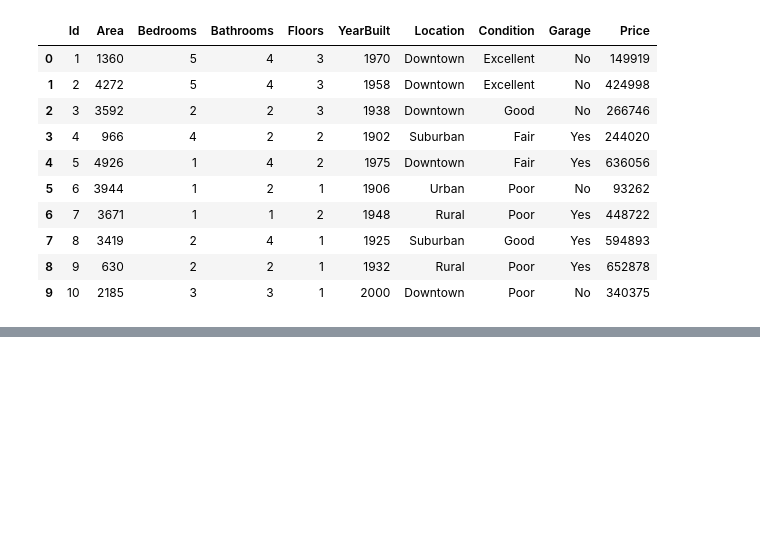
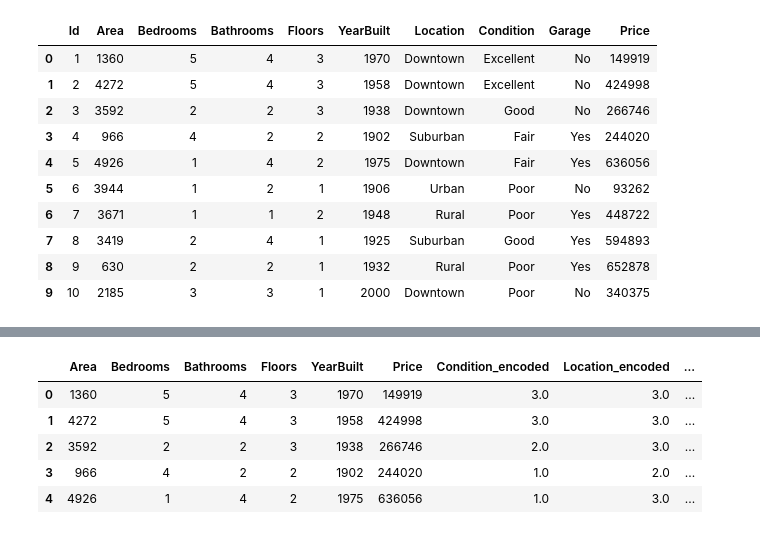
Before and after one commit to NurulAis/house-price, a Jupyter notebook: notebook.ipynb, the cells around one changed output, grey strips where cells are left out. Cells and saved outputs as stored; diff of their text form; code cells hidden in the pictures; blank space fills up the shorter version.

```diff
--- a/notebook.ipynb
+++ b/notebook.ipynb
@@ -24,0 +169,3 @@ df.head(10)
+# %%
+cat_features_encoded = cat_features.iloc[:, 3:6]
+cat_features_encoded.head()
@@ -24,0 +179,11 @@ df.head(10)
+# %%
+house_prices_df = pd.merge(num_features, cat_features_encoded, left_index=True, right_index=True)
+# %%
+house_prices_df.head()
+# %% [output]
+|  | Area | Bedrooms | Bathrooms | Floors | YearBuilt | Price | Condition_encoded | Location_encoded | ... |
+| 0 | 1360 | 5 | 4 | 3 | 1970 | 149919 | 3.0 | 3.0 | ... |
+| 1 | 4272 | 5 | 4 | 3 | 1958 | 424998 | 3.0 | 3.0 | ... |
+| 2 | 3592 | 2 | 2 | 3 | 1938 | 266746 | 2.0 | 3.0 | ... |
+| 3 | 966 | 4 | 2 | 2 | 1902 | 244020 | 1.0 | 2.0 | ... |
+| 4 | 4926 | 1 | 4 | 2 | 1975 | 636056 | 1.0 | 3.0 | ... |
```
Also changed, not shown: parts of 20 cells of this notebook.
